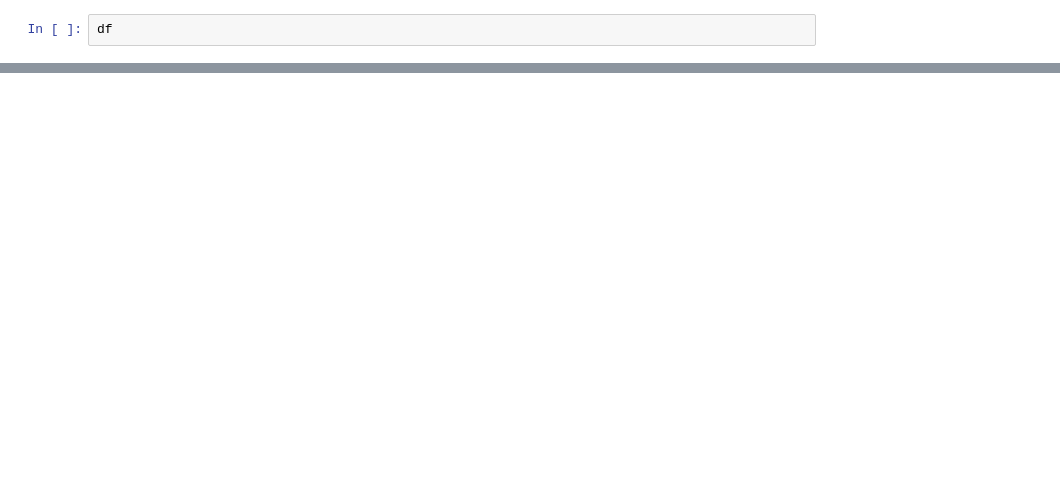
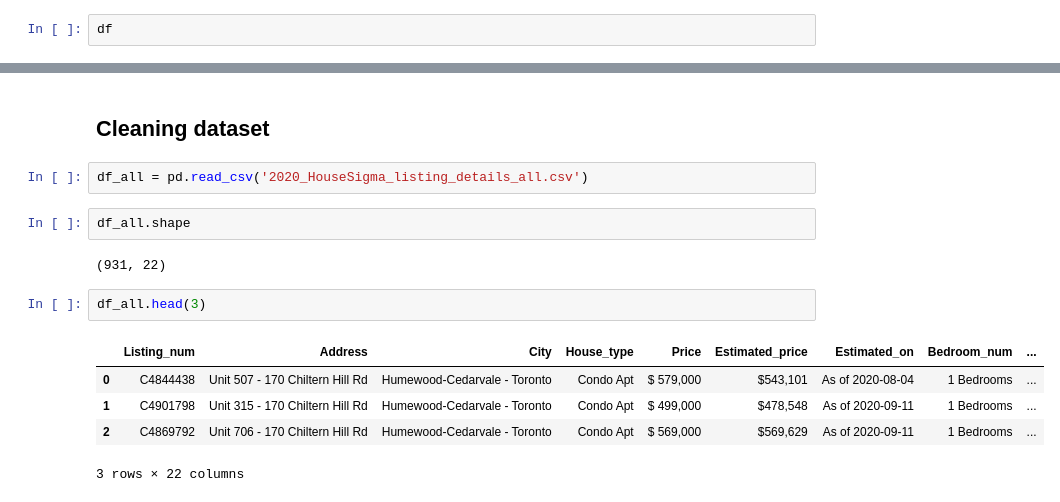
Before and after one commit to ffalohy/Toronto_listings_Part-I-Webscraping, a Jupyter notebook: Web_Scraping_assignment1.ipynb, the cells around one changed output, grey strips where cells are left out. Drawn from its saved outputs; the diff is of its cells as text; blank space fills up the shorter version.

```diff
--- a/Web_Scraping_assignment1.ipynb
+++ b/Web_Scraping_assignment1.ipynb
@@ -398,0 +387,16 @@ df2.to_csv('2020_HouseSigma_listing_details_2.csv', index = False)
+# %% [markdown]
+## Cleaning dataset
+# %%
+df_all = pd.read_csv('2020_HouseSigma_listing_details_all.csv')
+# %%
+df_all.shape
+# %% [output]
+(931, 22)
+# %%
+df_all.head(3)
+# %% [output]
+|  | Listing_num | Address | City | House_type | Price | Estimated_price | Estimated_on | Bedroom_num | ... |
+| 0 | C4844438 | Unit 507 - 170 Chiltern Hill Rd | Humewood-Cedarvale - Toronto | Condo Apt | $ 579,000 | $543,101 | As of 2020-08-04 | 1 Bedrooms | ... |
+| 1 | C4901798 | Unit 315 - 170 Chiltern Hill Rd | Humewood-Cedarvale - Toronto | Condo Apt | $ 499,000 | $478,548 | As of 2020-09-11 | 1 Bedrooms | ... |
+| 2 | C4869792 | Unit 706 - 170 Chiltern Hill Rd | Humewood-Cedarvale - Toronto | Condo Apt | $ 569,000 | $569,629 | As of 2020-09-11 | 1 Bedrooms | ... |
+3 rows × 22 columns
```
Also changed, not shown: parts of 34 cells of this notebook, 5 other files.
